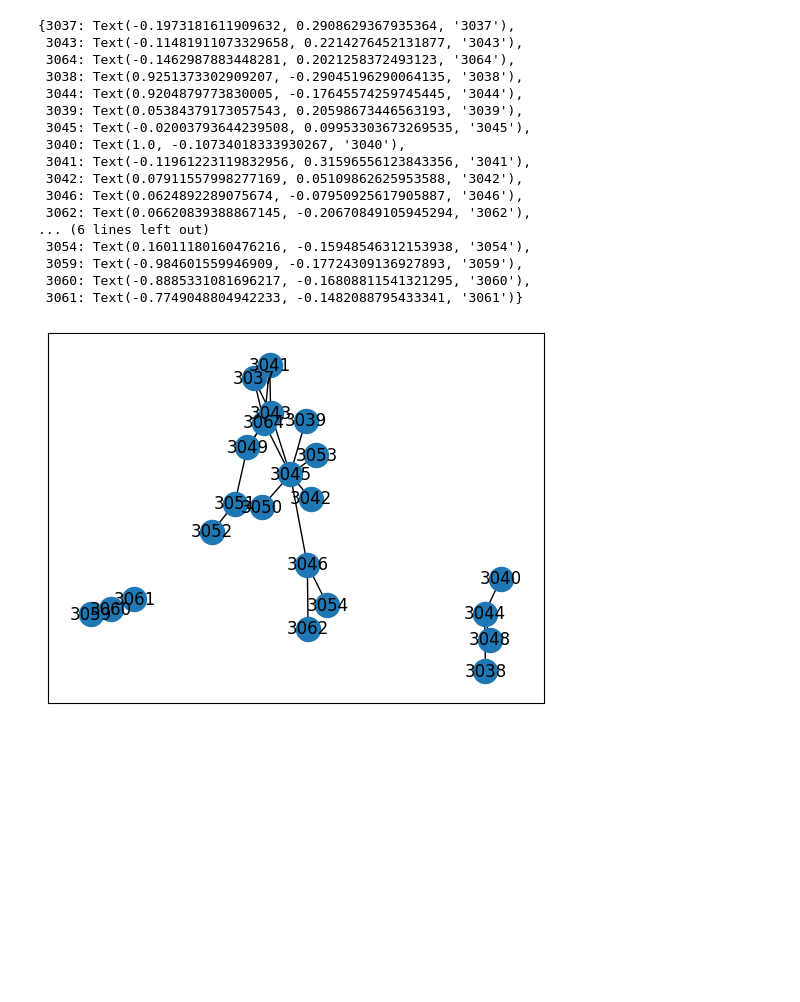
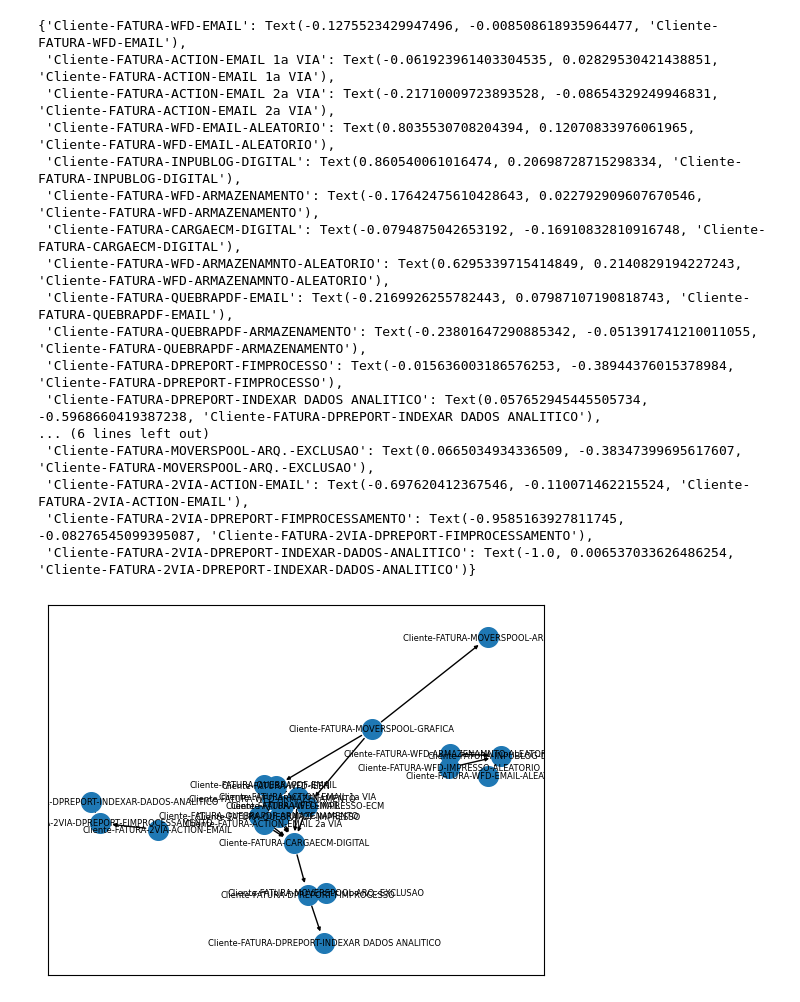
Before and after one commit to APaiva1999/desafioHiperstream_hackathon_2024, a Jupyter notebook: solucao.ipynb, the cells around one changed output. Cells and saved outputs as stored; diff of their text form; code cells hidden in the pictures; blank space fills up the shorter version.

```diff
--- a/solucao.ipynb
+++ b/solucao.ipynb
@@ -7,0 +5,5 @@ G = nx.Graph()
+# %%
+import pandas as pd
+import networkx as nx
+
+G =nx.MultiDiGraph()
@@ -12,9 +36,14 @@ df = pd.read_csv("Baseparateste.csv", sep=";")
 # %%
 adj={}
+
+nome = df["Nome"]
+pastaorigem = df["PastaOrigem"]
+
 for i in range (len(df)):
-    pastaorigem = df["PastaOrigem"][i]
-    id = df["ID"][i]
-    if pastaorigem not in adj:
-        adj[pastaorigem] = [id]
+    pastaorigem[i]
+    nome[i]
+    if pastaorigem[i] not in adj:
+        adj[pastaorigem[i]] = [nome[i]]
     else:
-        adj[pastaorigem].append(id)
+        adj[pastaorigem[i]].append(nome[i])
+print(adj)
@@ -21,12 +54,15 @@ for i in range (len(df)):
 # %%
+pastadestino = df["PastaDestino"]
+pastabackup = df["PastaBackup"]
+
 for i in range (len(df)):
     destinos = []
-    id = df["ID"][i]
-    pastadestino = df["PastaDestino"][i]
-    pastabackup = df["PastaBackup"][i]
-    if pastadestino in adj:
-        destinos.extend(adj[pastadestino])
-    if pastabackup in adj:
-        destinos.extend(adj[pastabackup])
+    nome[i]
+    pastadestino[i]
+    pastabackup[i]
+    if pastadestino[i] in adj:
+        destinos.extend(adj[pastadestino[i]])
+    if pastabackup[i] in adj:
+        destinos.extend(adj[pastabackup[i]])
     for destino in destinos:
-        G.add_edge(id , destino)
+        G.add_edge(nome[i] , destino)
@@ -33,24 +71,24 @@ for i in range (len(df)):
 # %%
 pos = nx.spring_layout(G)
-nx.draw_networkx_nodes(G, pos)
-nx.draw_networkx_edges(G,pos)
-nx.draw_networkx_labels(G,pos)
+nx.draw_networkx_nodes(G, pos, node_size=200)
+nx.draw_networkx_edges(G,pos, arrows=True, arrowsize=5)
+nx.draw_networkx_labels(G,pos, font_size=6)
 # %% [output]
-{3037: Text(-0.1973181611909632, 0.2908629367935364, '3037'),
- 3043: Text(-0.11481911073329658, 0.2214276452131877, '3043'),
- 3064: Text(-0.1462987883448281, 0.2021258372493123, '3064'),
- 3038: Text(0.9251373302909207, -0.29045196290064135, '3038'),
- 3044: Text(0.9204879773830005, -0.17645574259745445, '3044'),
- 3039: Text(0.05384379173057543, 0.20598673446563193, '3039'),
- 3045: Text(-0.02003793644239508, 0.09953303673269535, '3045'),
- 3040: Text(1.0, -0.10734018333930267, '3040'),
- 3041: Text(-0.11961223119832956, 0.31596556123843356, '3041'),
- 3042: Text(0.07911557998277169, 0.05109862625953588, '3042'),
- 3046: Text(0.0624892289075674, -0.07950925617905887, '3046'),
- 3062: Text(0.06620839388867145, -0.20670849105945294, '3062'),
+{'Cliente-FATURA-WFD-EMAIL': Text(-0.1275523429947496, -0.008508618935964477, 'Cliente-FATURA-WFD-EMAIL'),
+ 'Cliente-FATURA-ACTION-EMAIL 1a VIA': Text(-0.061923961403304535, 0.02829530421438851, 'Cliente-FATURA-ACTION-EMAIL 1a VIA'),
+ 'Cliente-FATURA-ACTION-EMAIL 2a VIA': Text(-0.21710009723893528, -0.08654329249946831, 'Cliente-FATURA-ACTION-EMAIL 2a VIA'),
+ 'Cliente-FATURA-WFD-EMAIL-ALEATORIO': Text(0.8035530708204394, 0.12070833976061965, 'Cliente-FATURA-WFD-EMAIL-ALEATORIO'),
+ 'Cliente-FATURA-INPUBLOG-DIGITAL': Text(0.860540061016474, 0.20698728715298334, 'Cliente-FATURA-INPUBLOG-DIGITAL'),
+ 'Cliente-FATURA-WFD-ARMAZENAMENTO': Text(-0.17642475610428643, 0.022792909607670546, 'Cliente-FATURA-WFD-ARMAZENAMENTO'),
+ 'Cliente-FATURA-CARGAECM-DIGITAL': Text(-0.0794875042653192, -0.16910832810916748, 'Cliente-FATURA-CARGAECM-DIGITAL'),
+ 'Cliente-FATURA-WFD-ARMAZENAMNTO-ALEATORIO': Text(0.6295339715414849, 0.2140829194227243, 'Cliente-FATURA-WFD-ARMAZENAMNTO-ALEATORIO'),
+ 'Cliente-FATURA-QUEBRAPDF-EMAIL': Text(-0.2169926255782443, 0.07987107190818743, 'Cliente-FATURA-QUEBRAPDF-EMAIL'),
+ 'Cliente-FATURA-QUEBRAPDF-ARMAZENAMENTO': Text(-0.23801647290885342, -0.051391741210011055, 'Cliente-FATURA-QUEBRAPDF-ARMAZENAMENTO'),
+ 'Cliente-FATURA-DPREPORT-FIMPROCESSO': Text(-0.015636003186576253, -0.38944376015378984, 'Cliente-FATURA-DPREPORT-FIMPROCESSO'),
+ 'Cliente-FATURA-DPREPORT-INDEXAR DADOS ANALITICO': Text(0.057652945445505734, -0.5968660419387238, 'Cliente-FATURA-DPREPORT-INDEXAR DADOS ANALITICO'),
 ... (6 lines left out)
- 3054: Text(0.16011180160476216, -0.15948546312153938, '3054'),
- 3059: Text(-0.984601559946909, -0.17724309136927893, '3059'),
- 3060: Text(-0.8885331081696217, -0.16808811541321295, '3060'),
- 3061: Text(-0.7749048804942233, -0.1482088795433341, '3061')}
+ 'Cliente-FATURA-MOVERSPOOL-ARQ.-EXCLUSAO': Text(0.0665034934336509, -0.38347399695617607, 'Cliente-FATURA-MOVERSPOOL-ARQ.-EXCLUSAO'),
+ 'Cliente-FATURA-2VIA-ACTION-EMAIL': Text(-0.697620412367546, -0.110071462215524, 'Cliente-FATURA-2VIA-ACTION-EMAIL'),
+ 'Cliente-FATURA-2VIA-DPREPORT-FIMPROCESSAMENTO': Text(-0.9585163927811745, -0.08276545099395087, 'Cliente-FATURA-2VIA-DPREPORT-FIMPROCESSAMENTO'),
+ 'Cliente-FATURA-2VIA-DPREPORT-INDEXAR-DADOS-ANALITICO': Text(-1.0, 0.006537033626486254, 'Cliente-FATURA-2VIA-DPREPORT-INDEXAR-DADOS-ANALITICO')}
-[figure, old version]
+[figure, new version]
```
Also changed, not shown: parts of 9 cells of this notebook.
